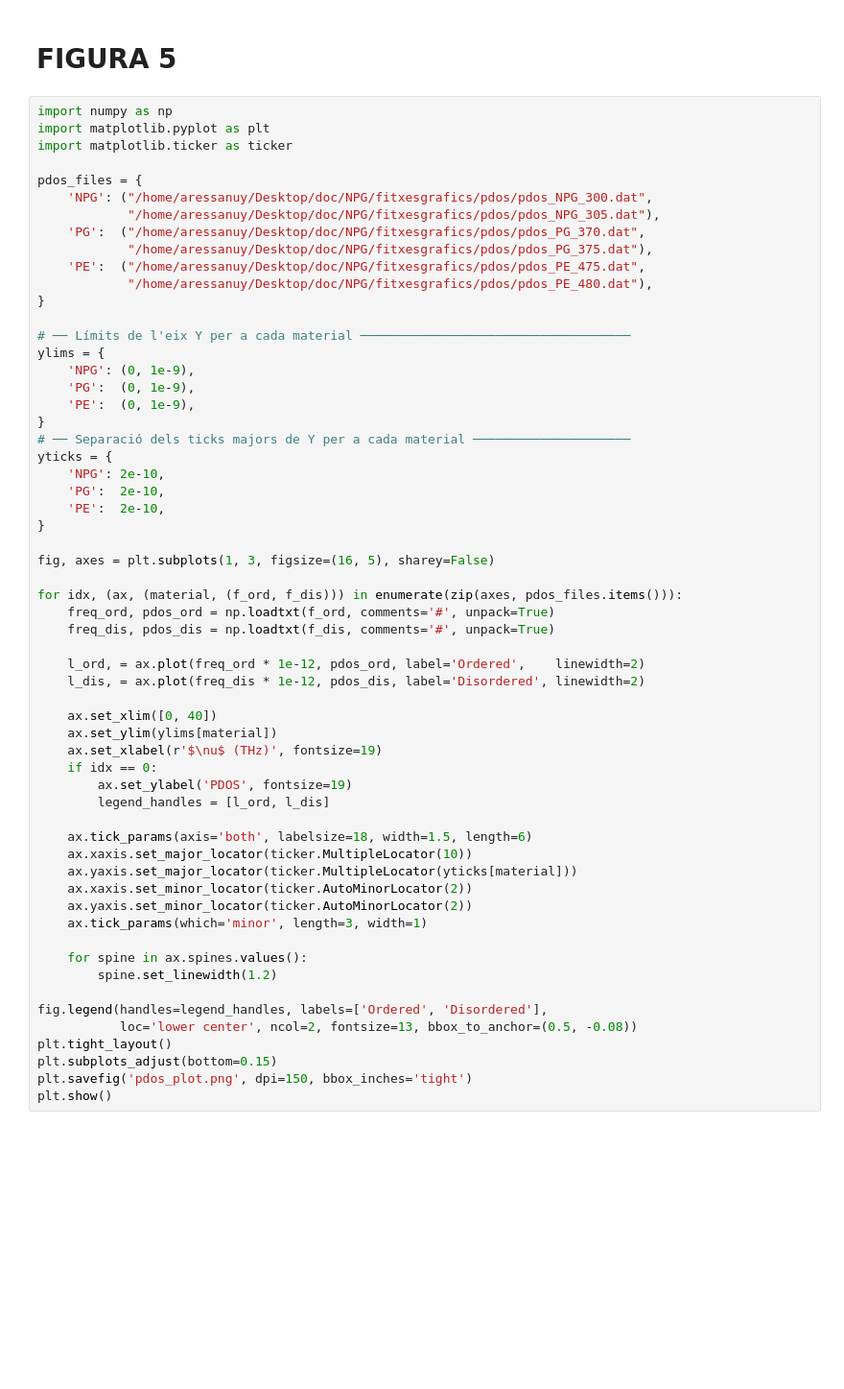
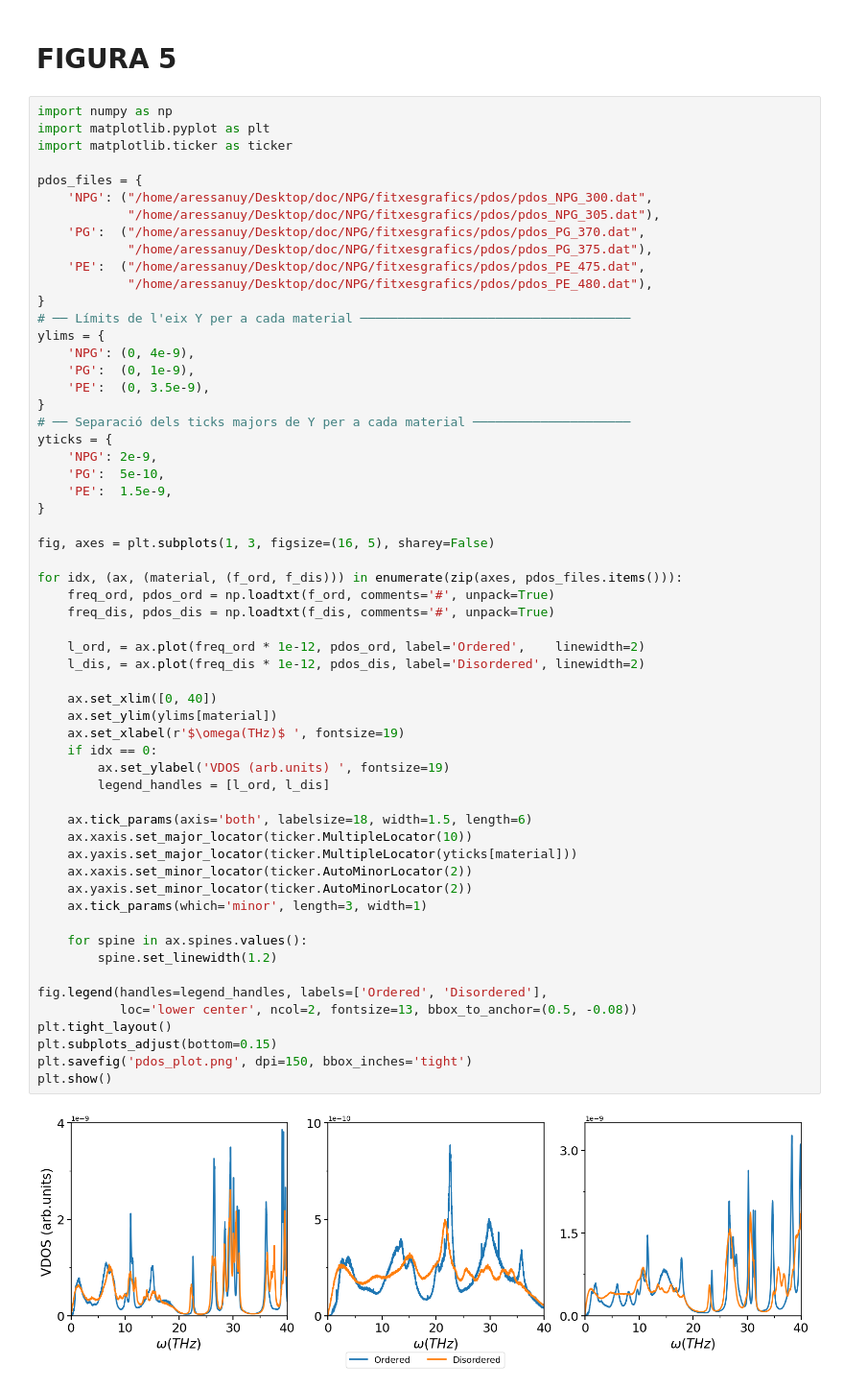
Before and after one commit to aressanu/ENTROPIES-25, a Jupyter notebook: grafics.ipynb, the cells around one changed output. Shown at 96% size. Saved outputs shown, nothing was run; the diff lists cells and outputs as text; blank space fills up the shorter version.

```diff
--- a/grafics.ipynb
+++ b/grafics.ipynb
@@ -291,49 +267,50 @@ pdos_files = {
     'PE':  ("/home/aressanuy/Desktop/doc/NPG/fitxesgrafics/pdos/pdos_PE_475.dat",
             "/home/aressanuy/Desktop/doc/NPG/fitxesgrafics/pdos/pdos_PE_480.dat"),
 }
-
 # ── Límits de l'eix Y per a cada material ────────────────────────────────────
 ylims = {
-    'NPG': (0, 1e-9),
+    'NPG': (0, 4e-9),
     'PG':  (0, 1e-9),
-    'PE':  (0, 1e-9),
+    'PE':  (0, 3.5e-9),
 }
 # ── Separació dels ticks majors de Y per a cada material ─────────────────────
 yticks = {
-    'NPG': 2e-10,
-    'PG':  2e-10,
-    'PE':  2e-10,
+    'NPG': 2e-9,
+    'PG':  5e-10,
+    'PE':  1.5e-9,
 }
 
 fig, axes = plt.subplots(1, 3, figsize=(16, 5), sharey=False)
 
 for idx, (ax, (material, (f_ord, f_dis))) in enumerate(zip(axes, pdos_files.items())):
     freq_ord, pdos_ord = np.loadtxt(f_ord, comments='#', unpack=True)
     freq_dis, pdos_dis = np.loadtxt(f_dis, comments='#', unpack=True)
 
     l_ord, = ax.plot(freq_ord * 1e-12, pdos_ord, label='Ordered',    linewidth=2)
     l_dis, = ax.plot(freq_dis * 1e-12, pdos_dis, label='Disordered', linewidth=2)
 
     ax.set_xlim([0, 40])
     ax.set_ylim(ylims[material])
-    ax.set_xlabel(r'$\nu$ (THz)', fontsize=19)
+    ax.set_xlabel(r'$\omega(THz)$ ', fontsize=19)
     if idx == 0:
-        ax.set_ylabel('PDOS', fontsize=19)
+        ax.set_ylabel('VDOS (arb.units) ', fontsize=19)
         legend_handles = [l_ord, l_dis]
 
     ax.tick_params(axis='both', labelsize=18, width=1.5, length=6)
     ax.xaxis.set_major_locator(ticker.MultipleLocator(10))
     ax.yaxis.set_major_locator(ticker.MultipleLocator(yticks[material]))
     ax.xaxis.set_minor_locator(ticker.AutoMinorLocator(2))
     ax.yaxis.set_minor_locator(ticker.AutoMinorLocator(2))
     ax.tick_params(which='minor', length=3, width=1)
 
     for spine in ax.spines.values():
         spine.set_linewidth(1.2)
 
 fig.legend(handles=legend_handles, labels=['Ordered', 'Disordered'],
            loc='lower center', ncol=2, fontsize=13, bbox_to_anchor=(0.5, -0.08))
 plt.tight_layout()
 plt.subplots_adjust(bottom=0.15)
 plt.savefig('pdos_plot.png', dpi=150, bbox_inches='tight')
 plt.show()
+# %% [output]
+[figure, added]
```
Also changed, not shown: parts of 7 cells of this notebook, 1 other file.
